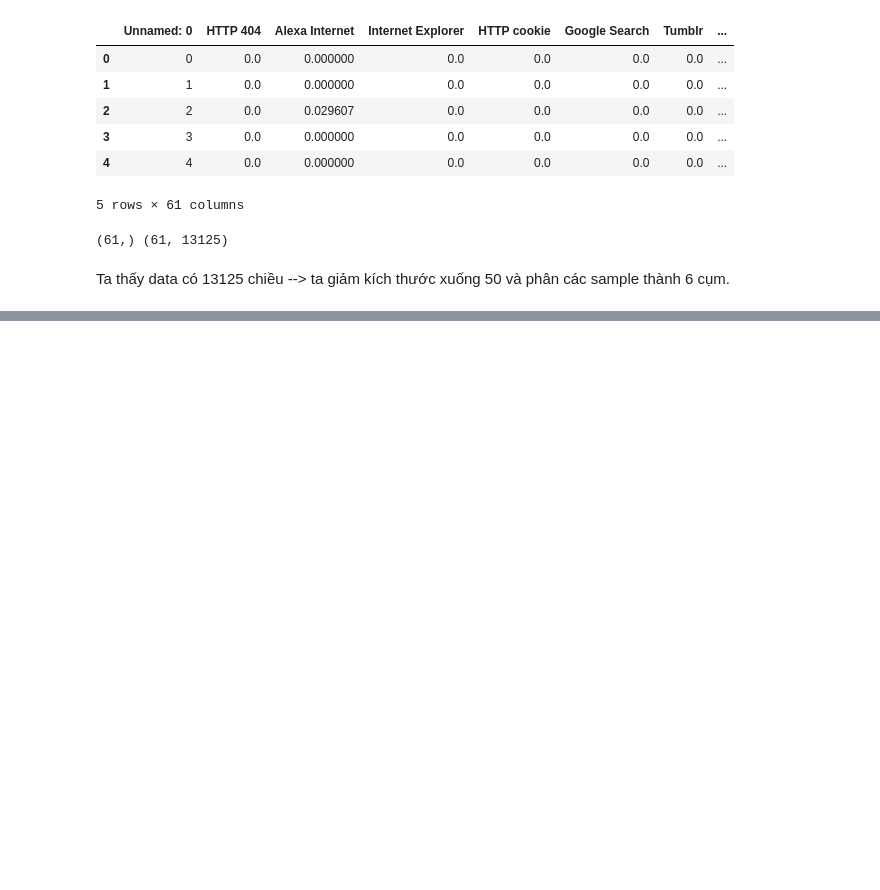
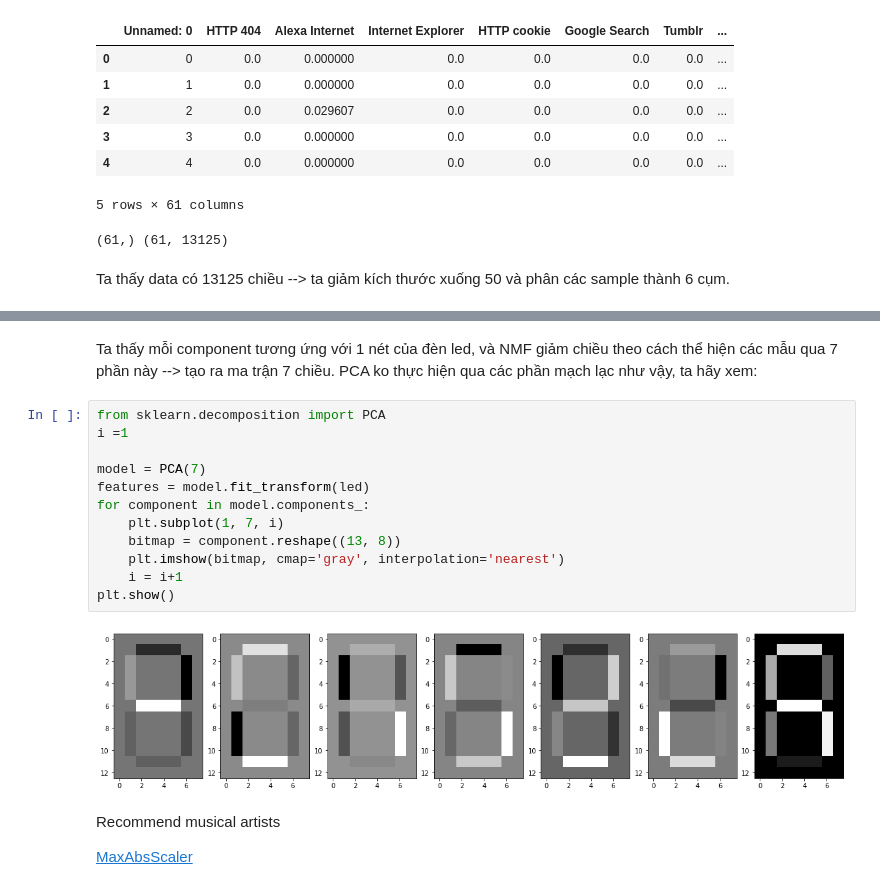
Before and after one commit to thien1892/Unsupervised_Learning, a Jupyter notebook: Decorrelating_your_data_and_dimension_reduction.ipynb, the cells around one changed output, grey strips where cells are left out. Cells and saved outputs as stored; diff of their text form; blank space fills up the shorter version.

```diff
--- a/Decorrelating_your_data_and_dimension_reduction.ipynb
+++ b/Decorrelating_your_data_and_dimension_reduction.ipynb
@@ -195,0 +283,20 @@ print(df.sort_values('label'))
+# %% [markdown]
+Ta thấy mỗi component tương ứng với 1 nét của đèn led, và NMF giảm chiều theo cách thể hiện các mẫu qua 7 phần này --> tạo ra ma trận 7 chiều. PCA ko thực hiện qua các phần mạch lạc như vậy, ta hãy xem:
+# %%
+from sklearn.decomposition import PCA
+i =1
+
+model = PCA(7)
+features = model.fit_transform(led)
+for component in model.components_:
+    plt.subplot(1, 7, i)
+    bitmap = component.reshape((13, 8))
+    plt.imshow(bitmap, cmap='gray', interpolation='nearest')
+    i = i+1
+plt.show()
+# %% [output]
+[figure, added]
+# %% [markdown]
+Recommend musical artists
+
+[MaxAbsScaler](https://scikit-learn.org/stable/modules/generated/sklearn.preprocessing.MaxAbsScaler.html)
```
Also changed, not shown: parts of 11 cells of this notebook, 4 other files.
